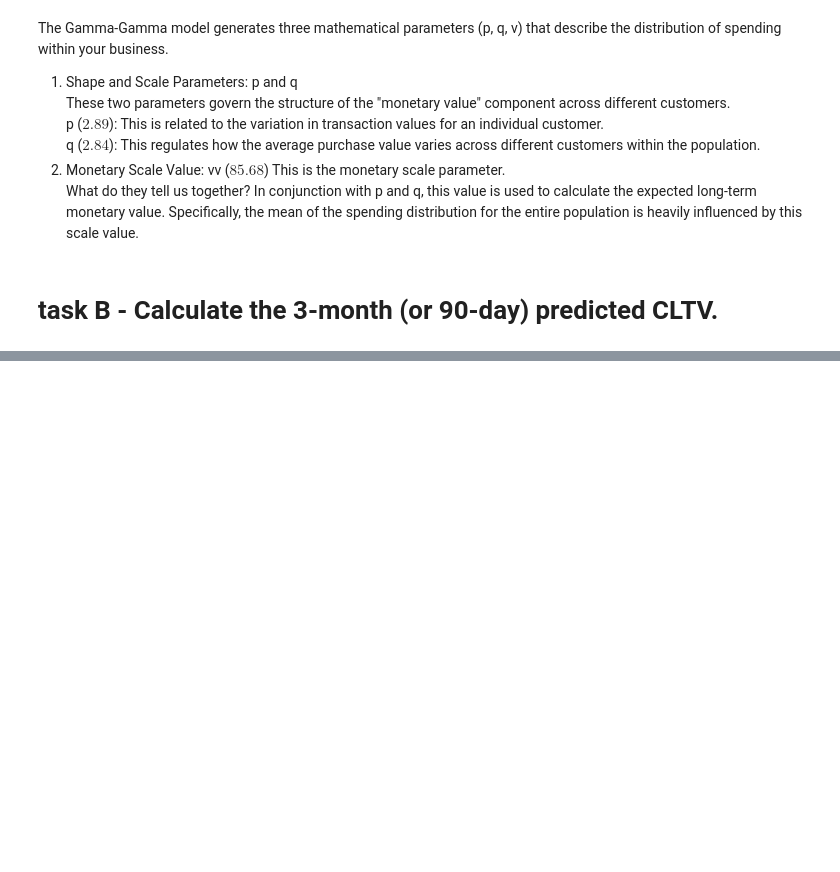
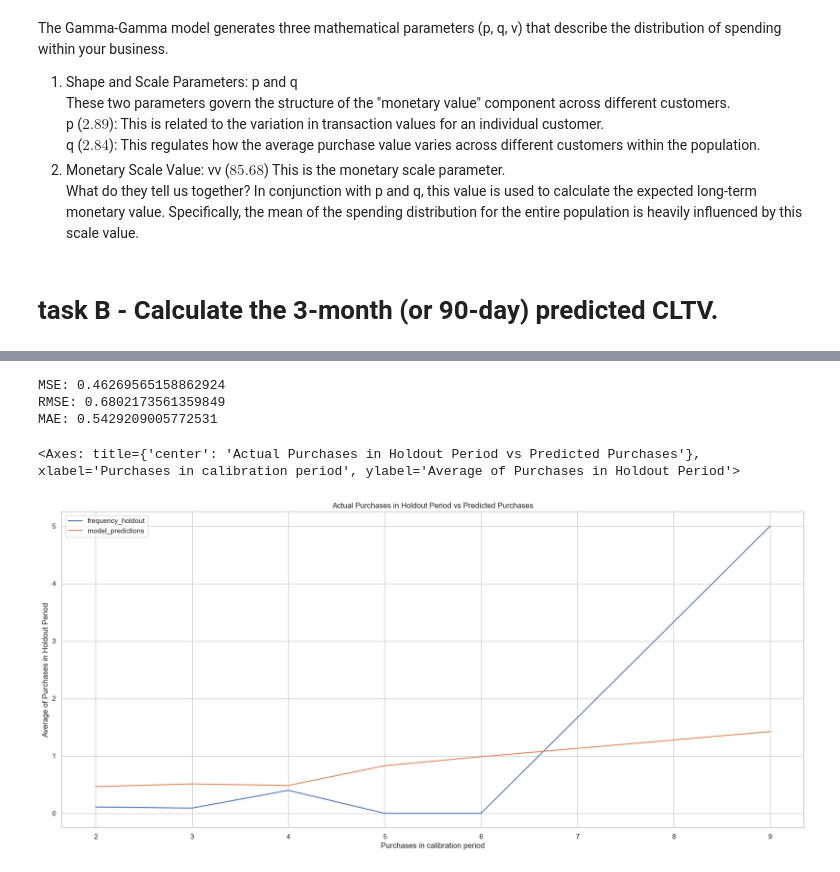
Before and after one commit to ialwayslikedgrime/data_science_exercises, a Jupyter notebook: lab_3.ipynb, the cells around one changed output, grey strips where cells are left out. Drawn from its saved outputs; the diff is of its cells as text; code cells hidden in the pictures; blank space fills up the shorter version.

Commit message:
regression model

```diff
--- a/lab_3.ipynb
+++ b/lab_3.ipynb
@@ -681,0 +707,3 @@ What do they tell us together? In conjunction with p and q, this value is used t
+# %%
+MAX_INVOICE_DATE = pd.to_datetime(df["order_purchase_timestamp"]).max() + pd.Timedelta(days=1)
+MAX_INVOICE_DATE
@@ -681,0 +712,22 @@ What do they tell us together? In conjunction with p and q, this value is used t
+# %%
+import datetime as dt
+from datetime import timedelta
+import lifetimes
+from lifetimes.utils import calibration_and_holdout_data
+
+holdout_days = 90
+calibration_end_date = MAX_INVOICE_DATE - timedelta(days = holdout_days)
+
+df_customer_table_cal = (
+  lifetimes.utils.calibration_and_holdout_data(
+    df,
+    customer_id_col='customer_unique_id',
+    datetime_col='order_purchase_timestamp',
+    monetary_value_col='total_order_price',
+    observation_period_end = MAX_INVOICE_DATE,
+    calibration_period_end = calibration_end_date,
+    freq='D'
+    )
+)
+
+df_customer_table_cal.head()
@@ -681,0 +744,2 @@ What do they tell us together? In conjunction with p and q, this value is used t
+# %%
+df_customer_table_cal = df_customer_table_cal[(df_customer_table_cal['frequency_cal'] > 1) & (df_customer_table_cal['monetary_value_cal'] > 1)]
@@ -681,0 +748,6 @@ What do they tell us together? In conjunction with p and q, this value is used t
+# %%
+bgf = BetaGeoFitter(penalizer_coef=0.001)
+bgf.fit(
+    df_customer_table_cal['frequency_cal']
+    , df_customer_table_cal['recency_cal']
+    , df_customer_table_cal['T_cal'])
@@ -681,0 +756,47 @@ What do they tell us together? In conjunction with p and q, this value is used t
+# %%
+# score the model
+
+def score_model(actuals, predicted, metric='mse'):
+  # make sure metric name is lower case
+  metric = metric.lower()
+
+  # Mean Squared Error and Root Mean Squared Error
+  if metric=='mse' or metric=='rmse':
+    val = np.sum(np.square(actuals-predicted))/actuals.shape[0]
+    if metric=='rmse':
+        val = np.sqrt(val)
+
+  # Mean Absolute Error
+  elif metric=='mae':
+    val = np.sum(np.abs(actuals-predicted))/actuals.shape[0]
+
+  else:
+    val = None
+
+  return val
+
+frequency_holdout_actual = df_customer_table_cal['frequency_holdout']
+frequency_holdout_predicted = bgf.predict(df_customer_table_cal['duration_holdout'], df_customer_table_cal['frequency_cal'], df_customer_table_cal['recency_cal'], df_customer_table_cal['T_cal'])
+mse = score_model(frequency_holdout_actual, frequency_holdout_predicted, 'mse')
+rmse = score_model(frequency_holdout_actual, frequency_holdout_predicted, 'rmse')
+mae = score_model(frequency_holdout_actual, frequency_holdout_predicted, 'mae')
+
+print('MSE: {0}'.format(mse))
+print('RMSE: {0}'.format(rmse))
+print('MAE: {0}'.format(mae))
+# %% [output]
+MSE: 0.46269565158862924
+RMSE: 0.6802173561359849
+MAE: 0.5429209005772531
+# %%
+from lifetimes.plotting import plot_calibration_purchases_vs_holdout_purchases
+
+plot_calibration_purchases_vs_holdout_purchases(
+  bgf,
+  df_customer_table_cal,
+  n=36,
+  **{'figsize':(21,9)}
+  )
+# %% [output]
+<Axes: title={'center': 'Actual Purchases in Holdout Period vs Predicted Purchases'}, xlabel='Purchases in calibration period', ylabel='Average of Purchases in Holdout Period'>
+[figure, added]
```
Also changed, not shown: parts of 29 cells of this notebook.
